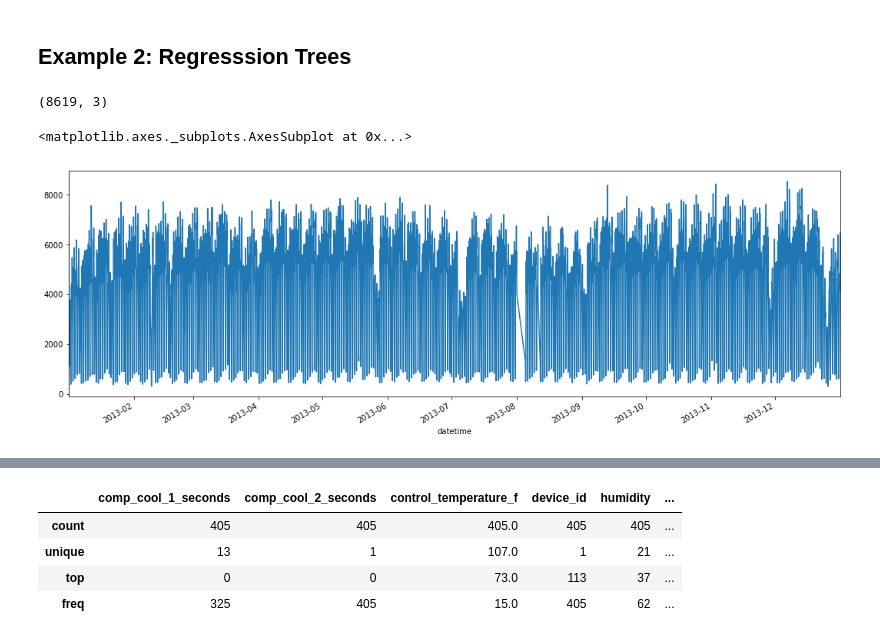
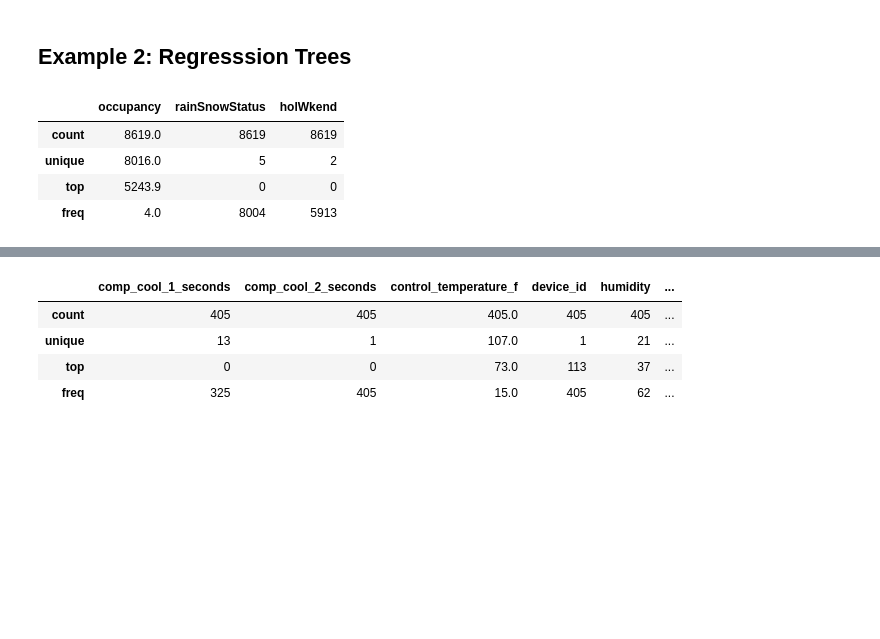
Before and after one commit to Ecohen4/ensemble-learning, a Jupyter notebook: Classification and regression trees.ipynb, the cells around one changed output, grey strips where cells are left out. Drawn from its saved outputs; the diff is of its cells as text; code cells hidden in the pictures; blank space fills up the shorter version.

```diff
--- a/Classification and regression trees.ipynb
+++ b/Classification and regression trees.ipynb
@@ -95,10 +95,10 @@ feature_importance.sort_values('Feature_importance', ascending=False).head(5)
 # %%
 data_url = 'https://raw.githubusercontent.com/Ecohen4/data-viz/project/project/weatherCabDataViz.csv'
 data = pd.DataFrame.from_csv(data_url)
+data.apply(pd.Categorical).describe()
 # %% [output]
-(8619, 3)
+|  | occupancy | rainSnowStatus | holWkend |
+| count | 8619.0 | 8619 | 8619 |
+| unique | 8016.0 | 5 | 2 |
+| top | 5243.9 | 0 | 0 |
+| freq | 4.0 | 8004 | 5913 |
-# %%
-data.occupancy.plot(figsize=(18,6))
-# %% [output]
-<matplotlib.axes._subplots.AxesSubplot at 0x...>
-[figure, removed]
```
Also changed, not shown: parts of 2 cells of this notebook.
